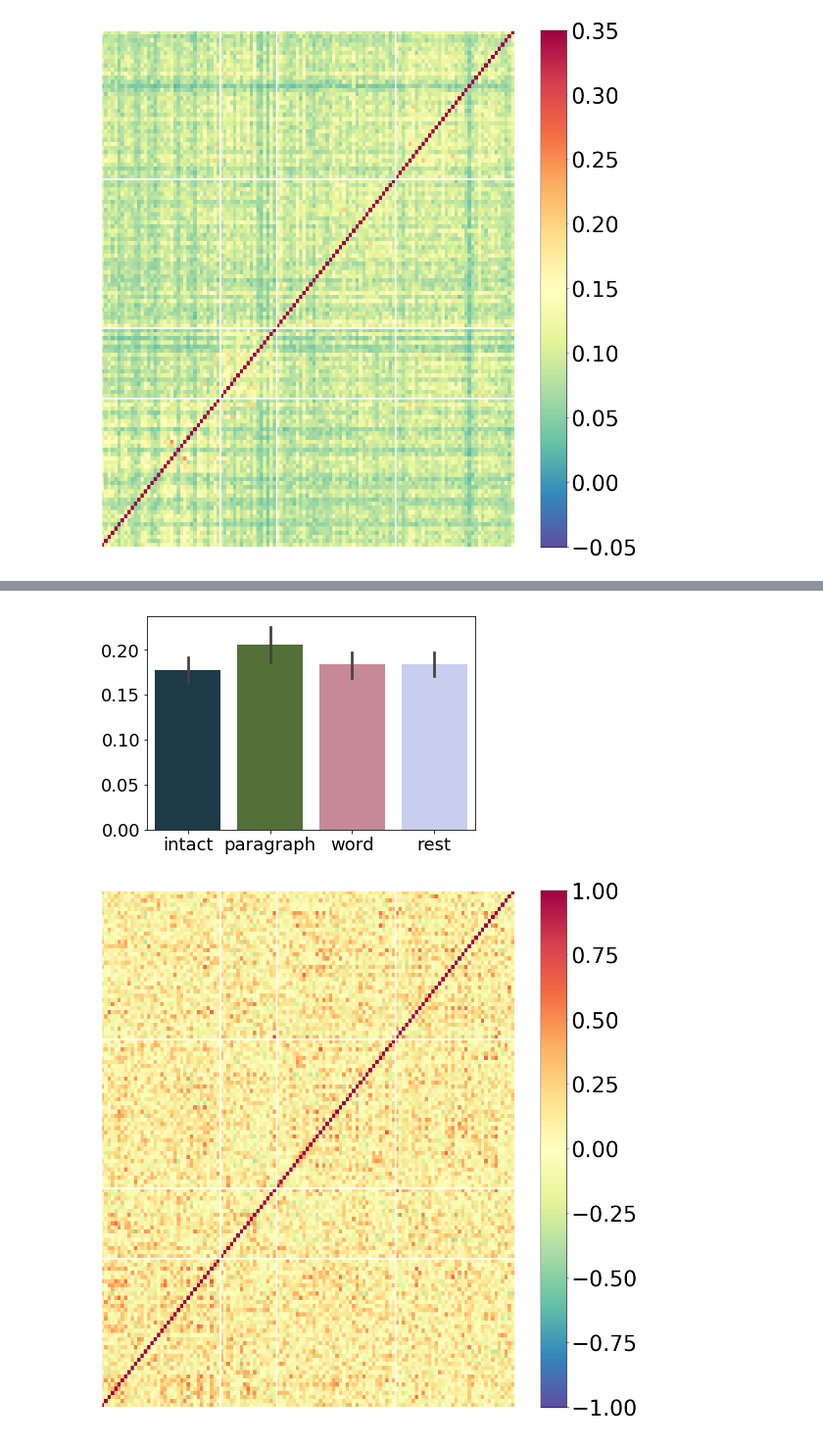
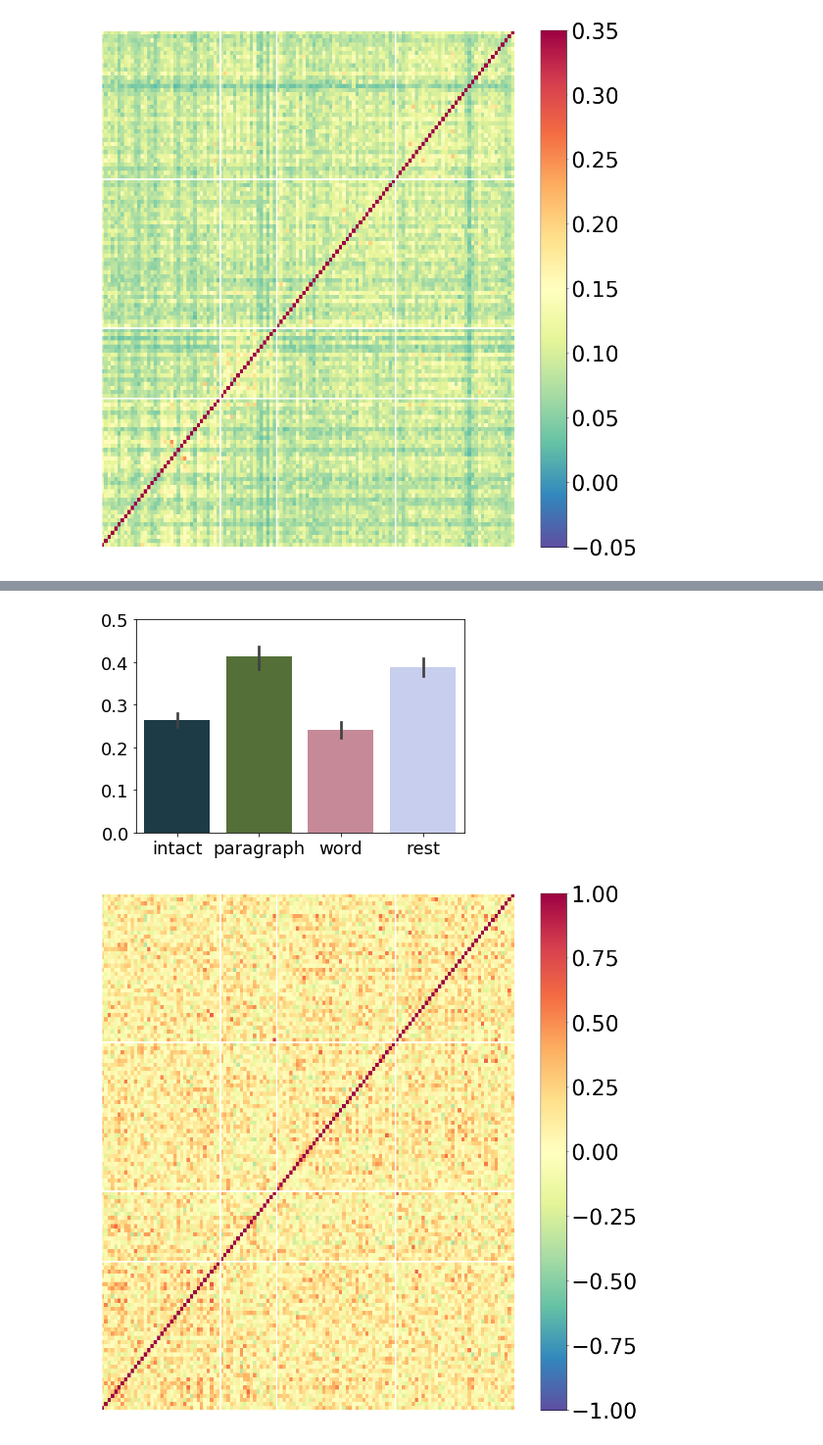
Before and after one commit to ContextLab/timecorr-paper, a Jupyter notebook: code/notebooks/pieman_corrmats.ipynb, the cells around one changed output, grey strips where cells are left out. Shown at 98% size. Saved outputs shown, nothing was run; the diff lists cells and outputs as text; code cells hidden in the pictures.

```diff
--- a/code/notebooks/pieman_corrmats.ipynb
+++ b/code/notebooks/pieman_corrmats.ipynb
@@ -257,26 +243,0 @@ np.vstack((data, data)).shape
-# %%
-
-all_stack_1 = np.array([])
-factor_list = [0]
-#factor_list_sum = 0
-for c in pieman_conds:
-    c_shape = all_data[conds == c].shape[0]
-    factor_list.append(factor_list[-1] + c_shape)
-
-    chunks = range(0, math.ceil(all_data[conds == c].shape[0]/chunk_size))
-    for ch in chunks:
-
-        start = ch * chunk_size
-        stop = (ch + 1) * chunk_size
-
-        if not ch == chunks[-1]:
-            chunk_data = all_data[conds == c][start:stop]
-        else:
-            chunk_data = all_data[conds == c][start:]
-
-        c_stack = squareform_timepoints_corr(chunk_data, order=1)
-
-        if all_stack_1.size == 0:
-            all_stack_1 = c_stack
-        else:
-            all_stack_1 = np.vstack((all_stack_1,c_stack))
@@ -285,14 +244,5 @@ all_stack_1_try=all_stack_1
-# %%
-all_stack_1 = np.array([])
-factor_list = [0]
-factor_list_sum = 0
-for c in pieman_conds:
-    c_stack = squareform_timepoints_corr(all_data[conds == c], order=1)
-    factor_list.append(factor_list[-1] + len(c_stack))
-    if all_stack_1.size == 0:
-        all_stack_1 = c_stack
-    else:
-        all_stack_1 = np.vstack((all_stack_1,c_stack))
+# %%
+all_stack_1 = np.load('./figs/level_1.npy')
 # %%
 outfile = os.path.join(figdir,  'L1_heatmap_'+ str(factors)+ '.pdf')
 _plot_borderless_clustered(np.corrcoef(all_stack_1), factor_bounds=factor_list, cbar=True, vmin=-.5, vmax=.8, savefile=outfile)
@@ -310,12 +260,13 @@ for i, f in enumerate(factor_list[:-1]):
 full_data = full_data.reset_index()
 # %%
 outfile = os.path.join(figdir,  'L1_barplot_'+ str(factors)+ '.pdf')
-sns.barplot(x=full_data.Cond, y=full_data.Corr, estimator=np.mean, ci=95, n_boot=1000,palette="cubehelix")
+g = sns.barplot(x=full_data.Cond, y=full_data.Corr, estimator=np.mean, ci=95, n_boot=1000,palette="cubehelix")
+g.set(ylim=(0, .5))
 plt.ylabel('')
 plt.xlabel('')
 plt.savefig(outfile, bbox_inches='tight')
 # %% [output]
-[figure, old version]
+[figure, new version]
 # %%
 all_stack_2 = np.array([])
 factor_list = [0]
```
Also changed, not shown: parts of 24 cells of this notebook, 30 other files.
